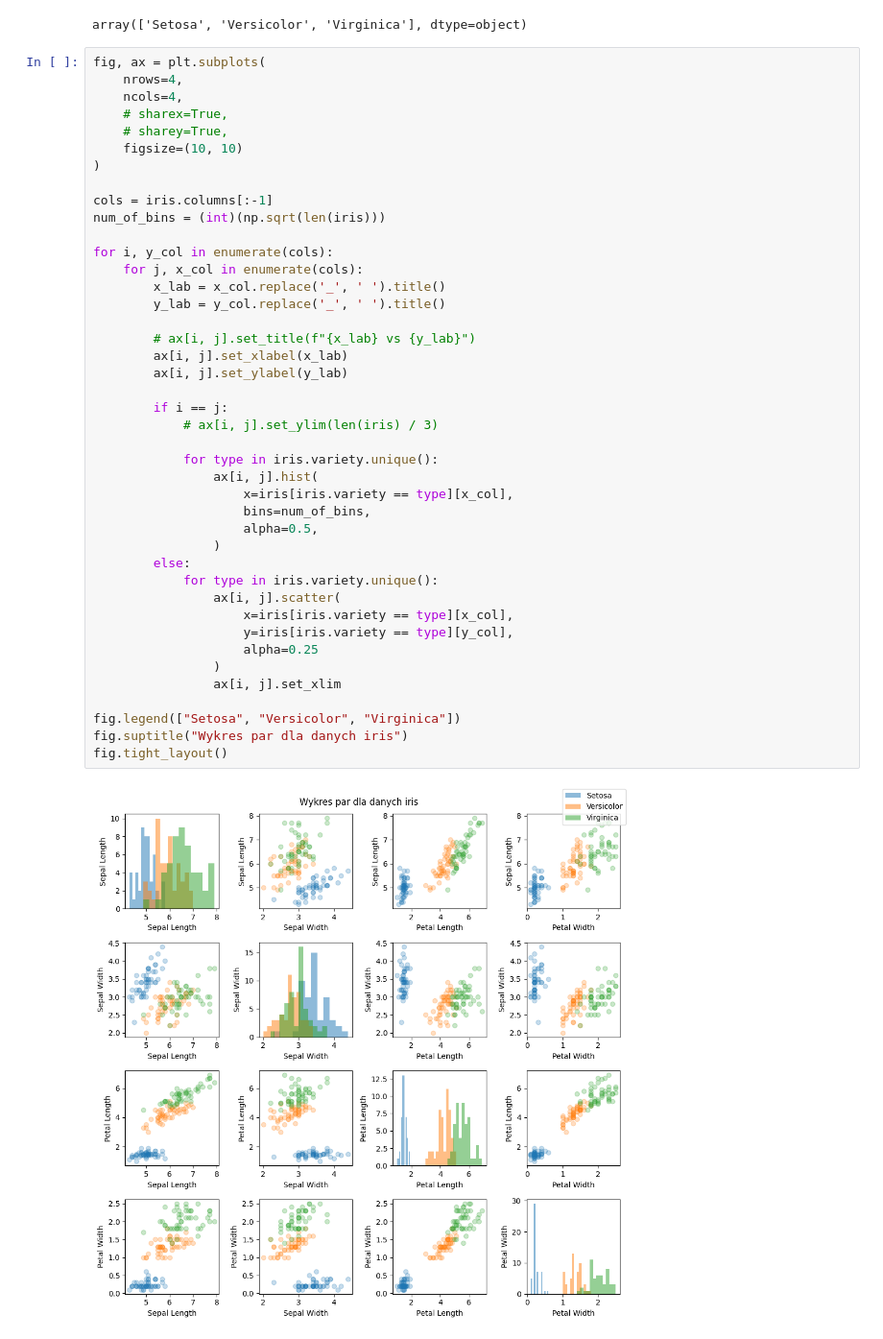
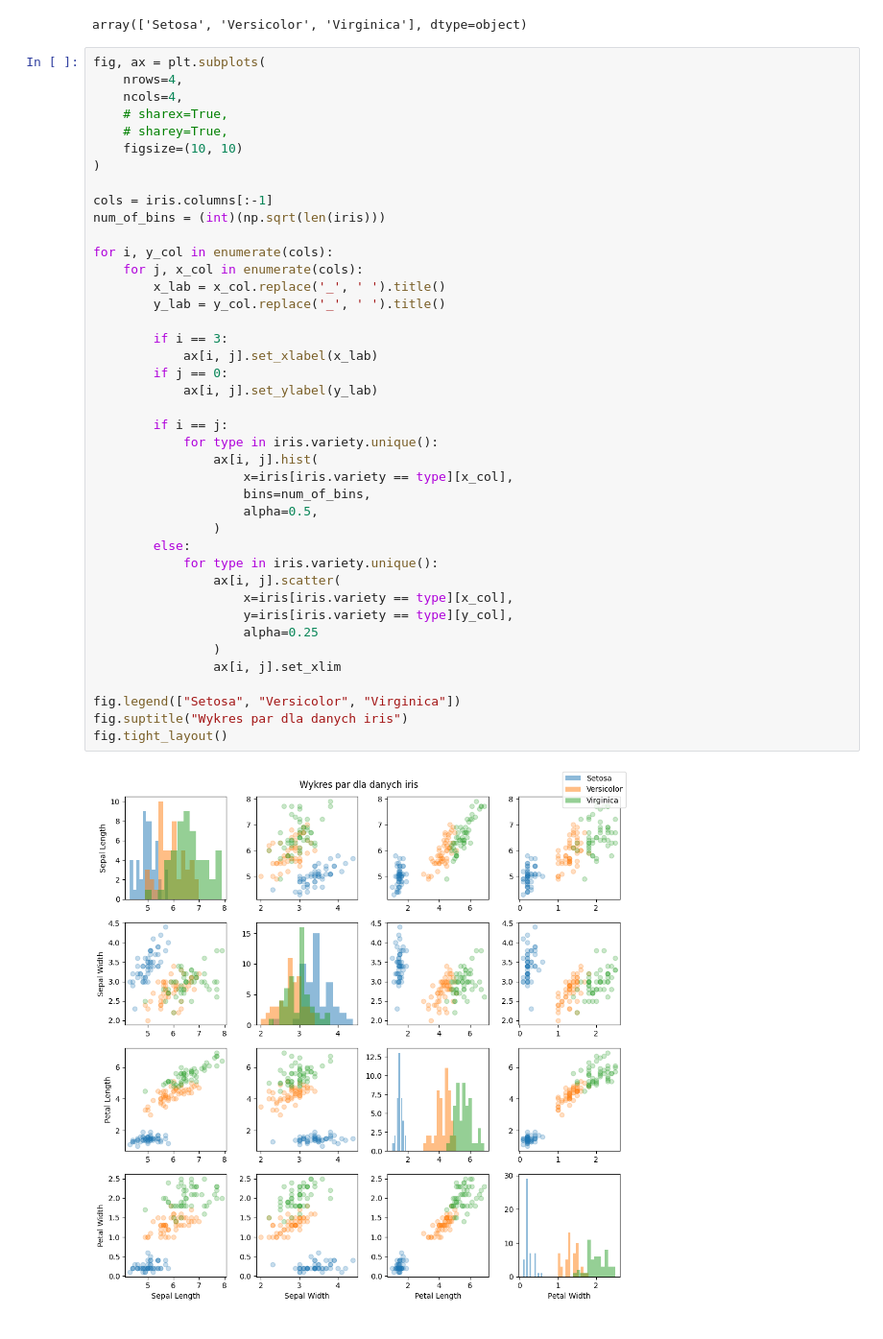
Before and after one commit to mchojna/data-exploration-and-visualisation-pjatk, a Jupyter notebook: EWD_C04/Lab - Wizualizacja.ipynb, the cells around one changed output. Shown at 96% size. Drawn from its saved outputs; the diff is of its cells as text.

Commit message:
adding last graph

```diff
--- a/EWD_C04/Lab - Wizualizacja.ipynb
+++ b/EWD_C04/Lab - Wizualizacja.ipynb
@@ -421,36 +421,35 @@ fig, ax = plt.subplots(
 
 cols = iris.columns[:-1]
 num_of_bins = (int)(np.sqrt(len(iris)))
 
 for i, y_col in enumerate(cols):
     for j, x_col in enumerate(cols):
         x_lab = x_col.replace('_', ' ').title()
         y_lab = y_col.replace('_', ' ').title()
 
-        # ax[i, j].set_title(f"{x_lab} vs {y_lab}")
-        ax[i, j].set_xlabel(x_lab)
-        ax[i, j].set_ylabel(y_lab)
+        if i == 3:
+            ax[i, j].set_xlabel(x_lab)
+        if j == 0:
+            ax[i, j].set_ylabel(y_lab)
 
         if i == j:
-            # ax[i, j].set_ylim(len(iris) / 3)
-
             for type in iris.variety.unique():
                 ax[i, j].hist(
                     x=iris[iris.variety == type][x_col],
                     bins=num_of_bins,
                     alpha=0.5,
                 )
         else:
             for type in iris.variety.unique():
                 ax[i, j].scatter(
                     x=iris[iris.variety == type][x_col],
                     y=iris[iris.variety == type][y_col],
                     alpha=0.25
                 )
                 ax[i, j].set_xlim
 
 fig.legend(["Setosa", "Versicolor", "Virginica"])
 fig.suptitle("Wykres par dla danych iris")
 fig.tight_layout()
 # %% [output]
-[figure, old version]
+[figure, new version]
```
Also changed, not shown: parts of 1 cell of this notebook.
